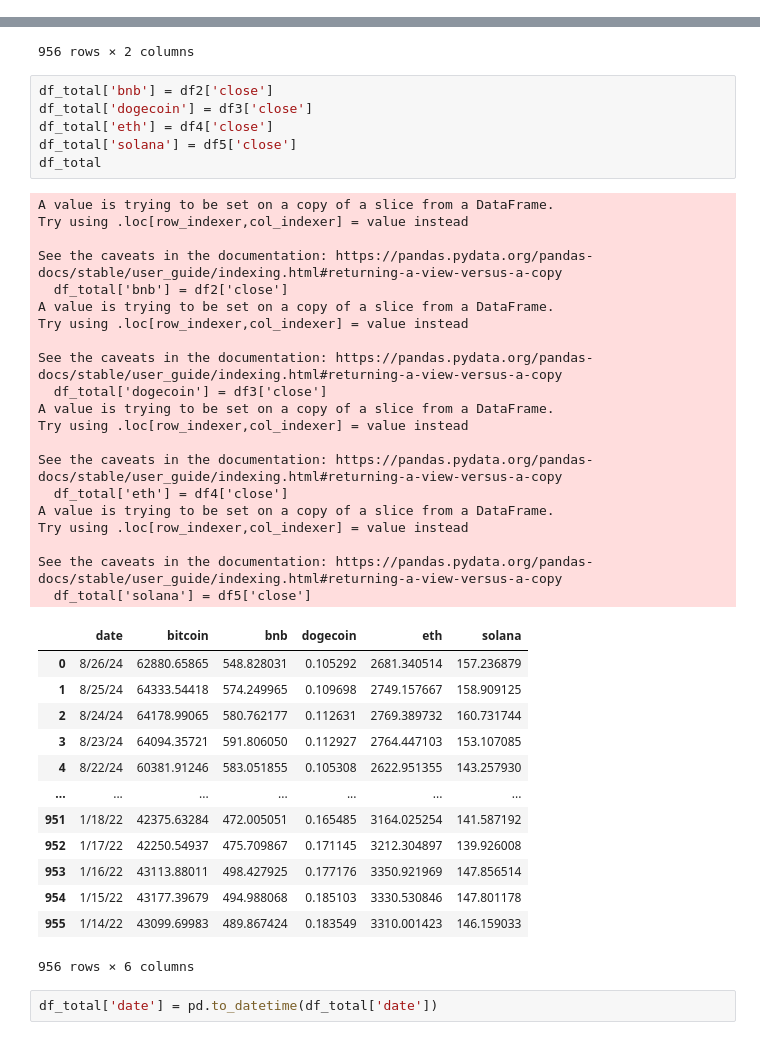
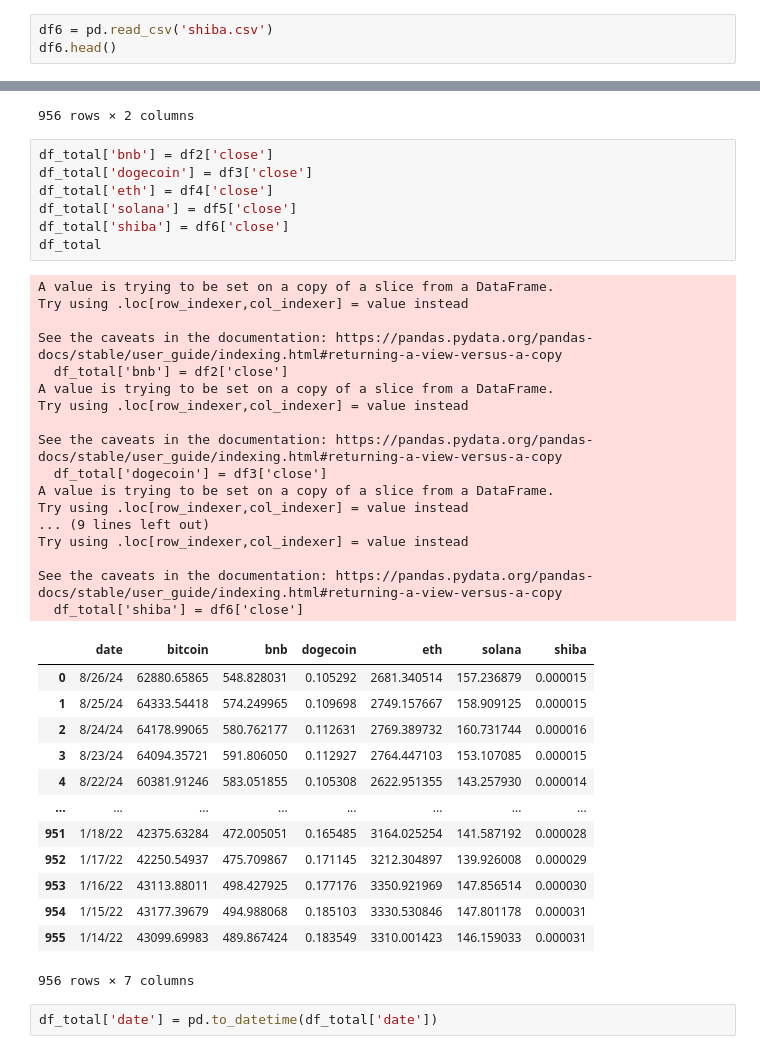
Before and after one commit to outfox330/ML_Models_on_Time_Series, a Jupyter notebook: BTC_FORECAST.ipynb, the cells around one changed output, grey strips where cells are left out. Cells and saved outputs as stored; diff of their text form.

```diff
--- a/BTC_FORECAST.ipynb
+++ b/BTC_FORECAST.ipynb
@@ -233,3 +251,6 @@ df5.head()
 | 2 | 160.731744 | 8/24/24 |
 | 3 | 153.107085 | 8/23/24 |
 | 4 | 143.257930 | 8/22/24 |
+# %%
+df6 = pd.read_csv('shiba.csv')
+df6.head()
@@ -255,43 +283,41 @@ df_total
 # %%
 df_total['bnb'] = df2['close']
 df_total['dogecoin'] = df3['close']
 df_total['eth'] = df4['close']
 df_total['solana'] = df5['close']
+df_total['shiba'] = df6['close']
 df_total
 # %% [output]
 A value is trying to be set on a copy of a slice from a DataFrame.
 Try using .loc[row_indexer,col_indexer] = value instead
 
 See the caveats in the documentation: https://pandas.pydata.org/pandas-docs/stable/user_guide/indexing.html#returning-a-view-versus-a-copy
   df_total['bnb'] = df2['close']
 A value is trying to be set on a copy of a slice from a DataFrame.
 Try using .loc[row_indexer,col_indexer] = value instead
 
 See the caveats in the documentation: https://pandas.pydata.org/pandas-docs/stable/user_guide/indexing.html#returning-a-view-versus-a-copy
   df_total['dogecoin'] = df3['close']
 A value is trying to be set on a copy of a slice from a DataFrame.
 Try using .loc[row_indexer,col_indexer] = value instead
-
-See the caveats in the documentation: https://pandas.pydata.org/pandas-docs/stable/user_guide/indexing.html#returning-a-view-versus-a-copy
-  df_total['eth'] = df4['close']
-A value is trying to be set on a copy of a slice from a DataFrame.
+... (9 lines left out)
 Try using .loc[row_indexer,col_indexer] = value instead
 
 See the caveats in the documentation: https://pandas.pydata.org/pandas-docs/stable/user_guide/indexing.html#returning-a-view-versus-a-copy
-  df_total['solana'] = df5['close']
+  df_total['shiba'] = df6['close']
-|  | date | bitcoin | bnb | dogecoin | eth | solana |
-| 0 | 8/26/24 | 62880.65865 | 548.828031 | 0.105292 | 2681.340514 | 157.236879 |
-| 1 | 8/25/24 | 64333.54418 | 574.249965 | 0.109698 | 2749.157667 | 158.909125 |
-| 2 | 8/24/24 | 64178.99065 | 580.762177 | 0.112631 | 2769.389732 | 160.731744 |
-| 3 | 8/23/24 | 64094.35721 | 591.806050 | 0.112927 | 2764.447103 | 153.107085 |
-| 4 | 8/22/24 | 60381.91246 | 583.051855 | 0.105308 | 2622.951355 | 143.257930 |
-| ... | ... | ... | ... | ... | ... | ... |
-| 951 | 1/18/22 | 42375.63284 | 472.005051 | 0.165485 | 3164.025254 | 141.587192 |
-| 952 | 1/17/22 | 42250.54937 | 475.709867 | 0.171145 | 3212.304897 | 139.926008 |
-| 953 | 1/16/22 | 43113.88011 | 498.427925 | 0.177176 | 3350.921969 | 147.856514 |
-| 954 | 1/15/22 | 43177.39679 | 494.988068 | 0.185103 | 3330.530846 | 147.801178 |
-| 955 | 1/14/22 | 43099.69983 | 489.867424 | 0.183549 | 3310.001423 | 146.159033 |
+|  | date | bitcoin | bnb | dogecoin | eth | solana | shiba |
+| 0 | 8/26/24 | 62880.65865 | 548.828031 | 0.105292 | 2681.340514 | 157.236879 | 0.000015 |
+| 1 | 8/25/24 | 64333.54418 | 574.249965 | 0.109698 | 2749.157667 | 158.909125 | 0.000015 |
+| 2 | 8/24/24 | 64178.99065 | 580.762177 | 0.112631 | 2769.389732 | 160.731744 | 0.000016 |
+| 3 | 8/23/24 | 64094.35721 | 591.806050 | 0.112927 | 2764.447103 | 153.107085 | 0.000015 |
+| 4 | 8/22/24 | 60381.91246 | 583.051855 | 0.105308 | 2622.951355 | 143.257930 | 0.000014 |
+| ... | ... | ... | ... | ... | ... | ... | ... |
+| 951 | 1/18/22 | 42375.63284 | 472.005051 | 0.165485 | 3164.025254 | 141.587192 | 0.000028 |
+| 952 | 1/17/22 | 42250.54937 | 475.709867 | 0.171145 | 3212.304897 | 139.926008 | 0.000029 |
+| 953 | 1/16/22 | 43113.88011 | 498.427925 | 0.177176 | 3350.921969 | 147.856514 | 0.000030 |
+| 954 | 1/15/22 | 43177.39679 | 494.988068 | 0.185103 | 3330.530846 | 147.801178 | 0.000031 |
+| 955 | 1/14/22 | 43099.69983 | 489.867424 | 0.183549 | 3310.001423 | 146.159033 | 0.000031 |
-956 rows × 6 columns
+956 rows × 7 columns
 # %%
 df_total['date'] = pd.to_datetime(df_total['date'])
 # %% [output]
```
Also changed, not shown: parts of 22 cells of this notebook.
